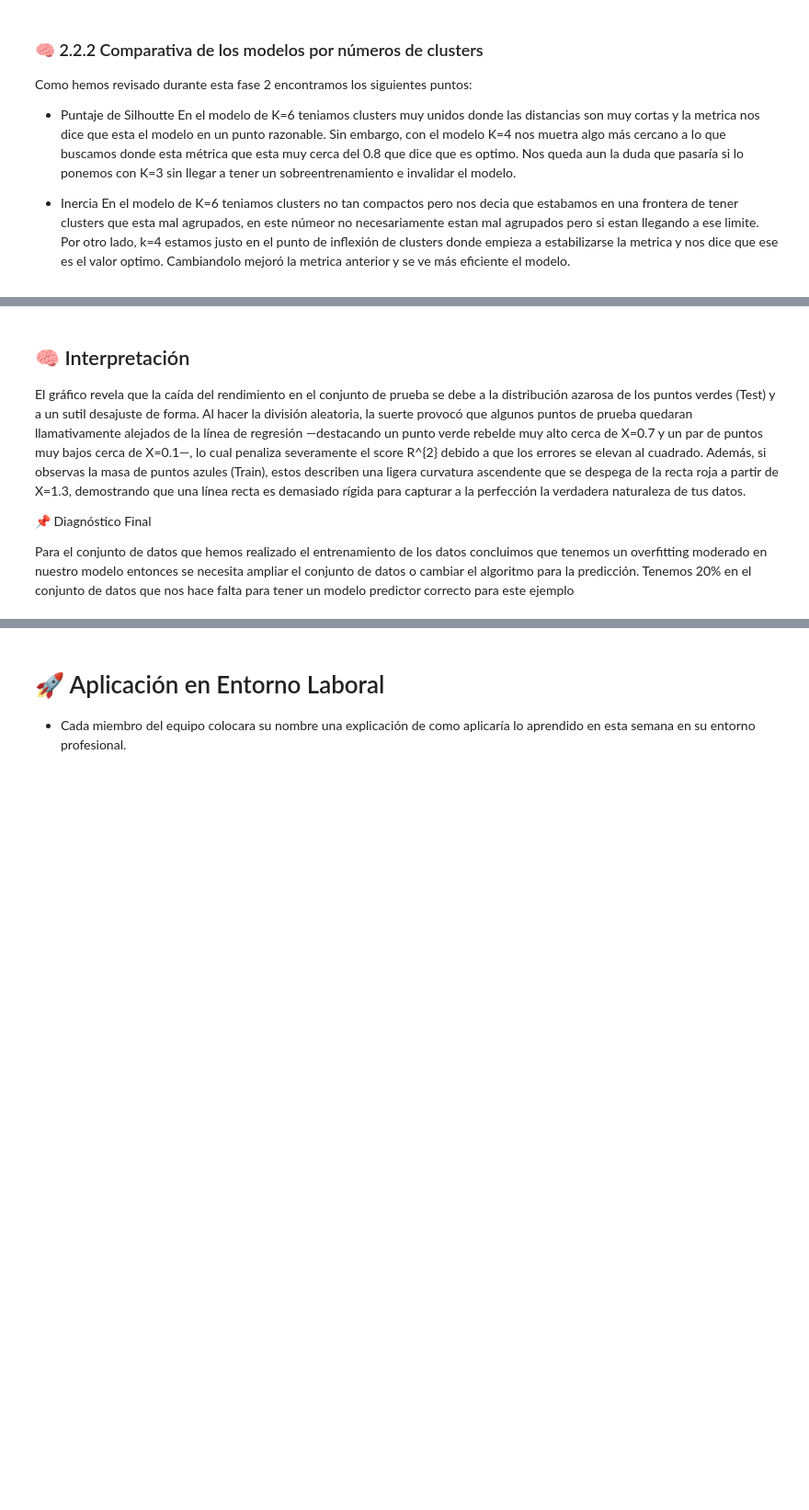
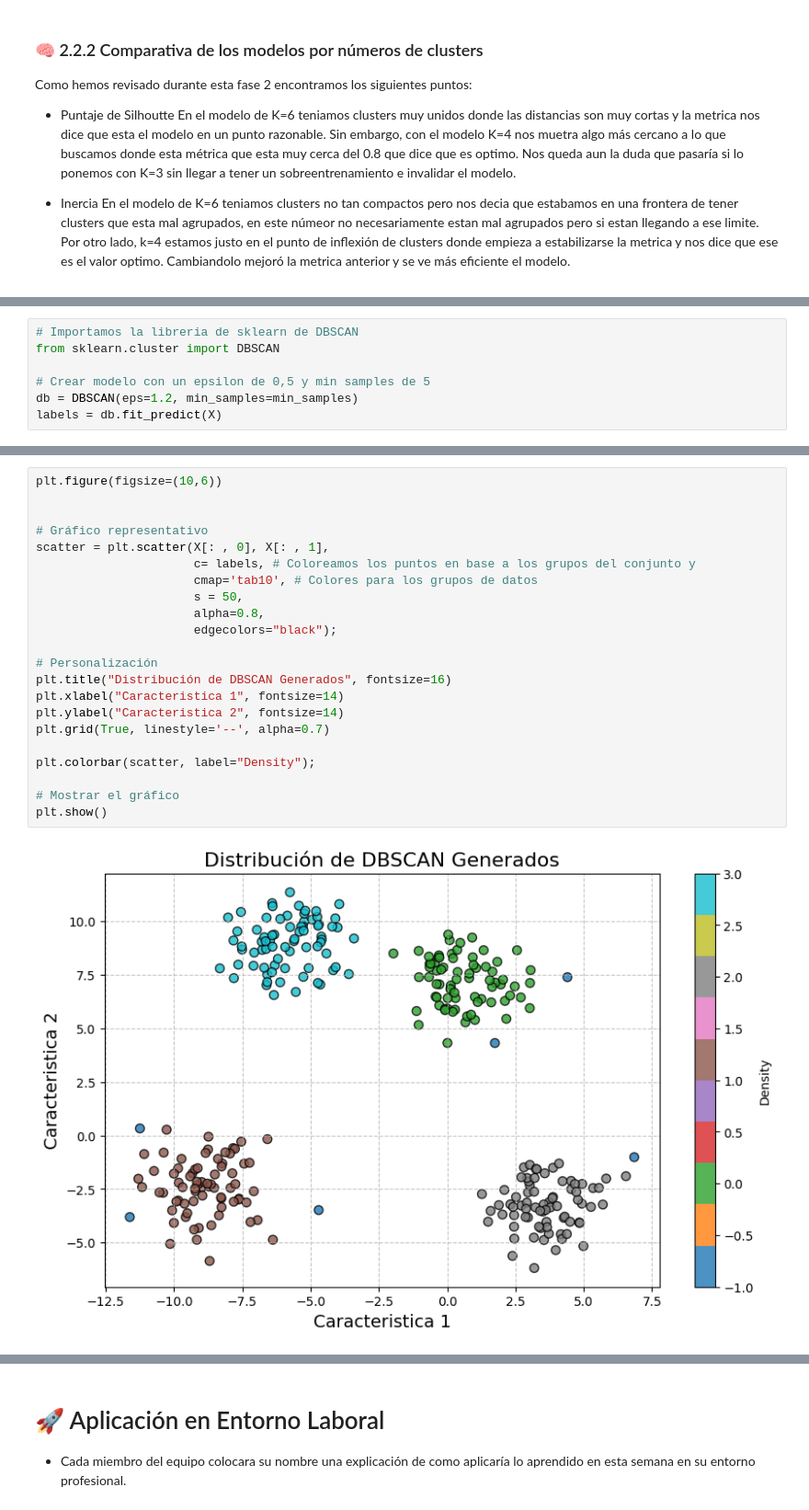
Before and after one commit to ChrisJavier/UIDE_12_AI_ANALITICS_METHODS, a Jupyter notebook: Week02/MAOAI_CP_W2_E12.ipynb, the cells around one changed output, grey strips where cells are left out. Shown at 92% size. Saved outputs shown, nothing was run; the diff lists cells and outputs as text; blank space fills up the shorter version.

Commit message:
CCA Finalizado fase 3. trabajo completado

```diff
--- a/Week02/MAOAI_CP_W2_E12.ipynb
+++ b/Week02/MAOAI_CP_W2_E12.ipynb
@@ -367 +374,8 @@ Valor de b:  [1.70728595]
+# %%
+# Importamos la libreria de sklearn de DBSCAN
+from sklearn.cluster import DBSCAN
+
+# Crear modelo con un epsilon de 0,5 y min samples de 5
+db = DBSCAN(eps=1.2, min_samples=min_samples)
+labels = db.fit_predict(X)
 # %% [markdown]
@@ -461,8 +384,24 @@ plt.show()
-# %% [markdown]
-## 🧠 Interpretación
-
-El gráfico revela que la caída del rendimiento en el conjunto de prueba se debe a la distribución azarosa de los puntos verdes (Test) y a un sutil desajuste de forma. Al hacer la división aleatoria, la suerte provocó que algunos puntos de prueba quedaran llamativamente alejados de la línea de regresión —destacando un punto verde rebelde muy alto cerca de X=0.7 y un par de puntos muy bajos cerca de X=0.1—, lo cual penaliza severamente el score R^{2} debido a que los errores se elevan al cuadrado. Además, si observas la masa de puntos azules (Train), estos describen una ligera curvatura ascendente que se despega de la recta roja a partir de X=1.3, demostrando que una línea recta es demasiado rígida para capturar a la perfección la verdadera naturaleza de tus datos.
-
-📌 Diagnóstico Final
-
-Para el conjunto de datos que hemos realizado el entrenamiento de los datos concluimos que tenemos un overfitting moderado en nuestro modelo entonces se necesita ampliar el conjunto de datos o cambiar el algoritmo para la predicción. Tenemos 20% en el conjunto de datos que nos hace falta para tener un modelo predictor correcto para este ejemplo
+# %%
+plt.figure(figsize=(10,6))
+
+
+# Gráfico representativo
+scatter = plt.scatter(X[: , 0], X[: , 1],
+                      c= labels, # Coloreamos los puntos en base a los grupos del conjunto y
+                      cmap='tab10', # Colores para los grupos de datos
+                      s = 50,
+                      alpha=0.8,
+                      edgecolors="black");
+
+# Personalización
+plt.title("Distribución de DBSCAN Generados", fontsize=16)
+plt.xlabel("Caracteristica 1", fontsize=14)
+plt.ylabel("Caracteristica 2", fontsize=14)
+plt.grid(True, linestyle='--', alpha=0.7)
+
+plt.colorbar(scatter, label="Density");
+
+# Mostrar el gráfico
+plt.show()
+# %% [output]
+[figure, added]
```
Also changed, not shown: parts of 18 cells of this notebook.
